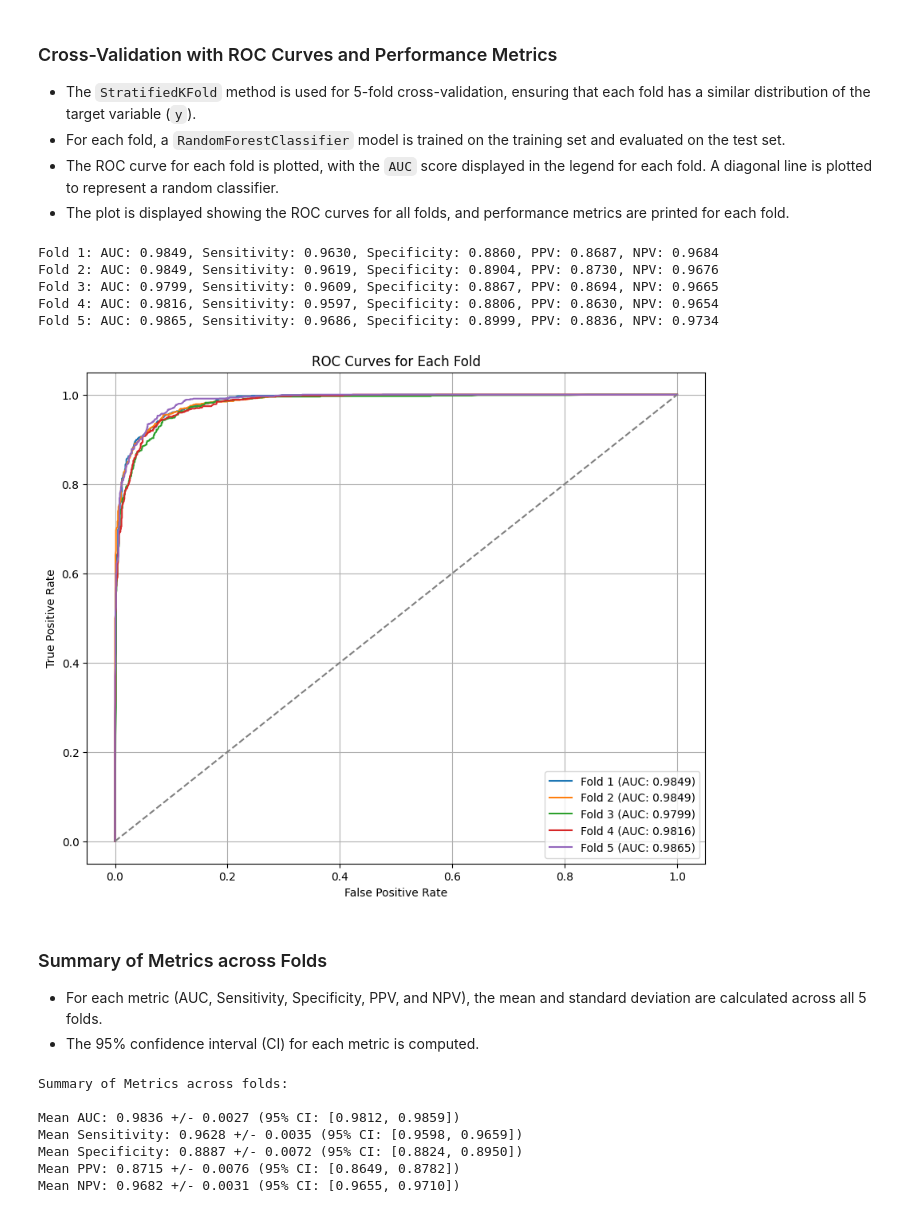
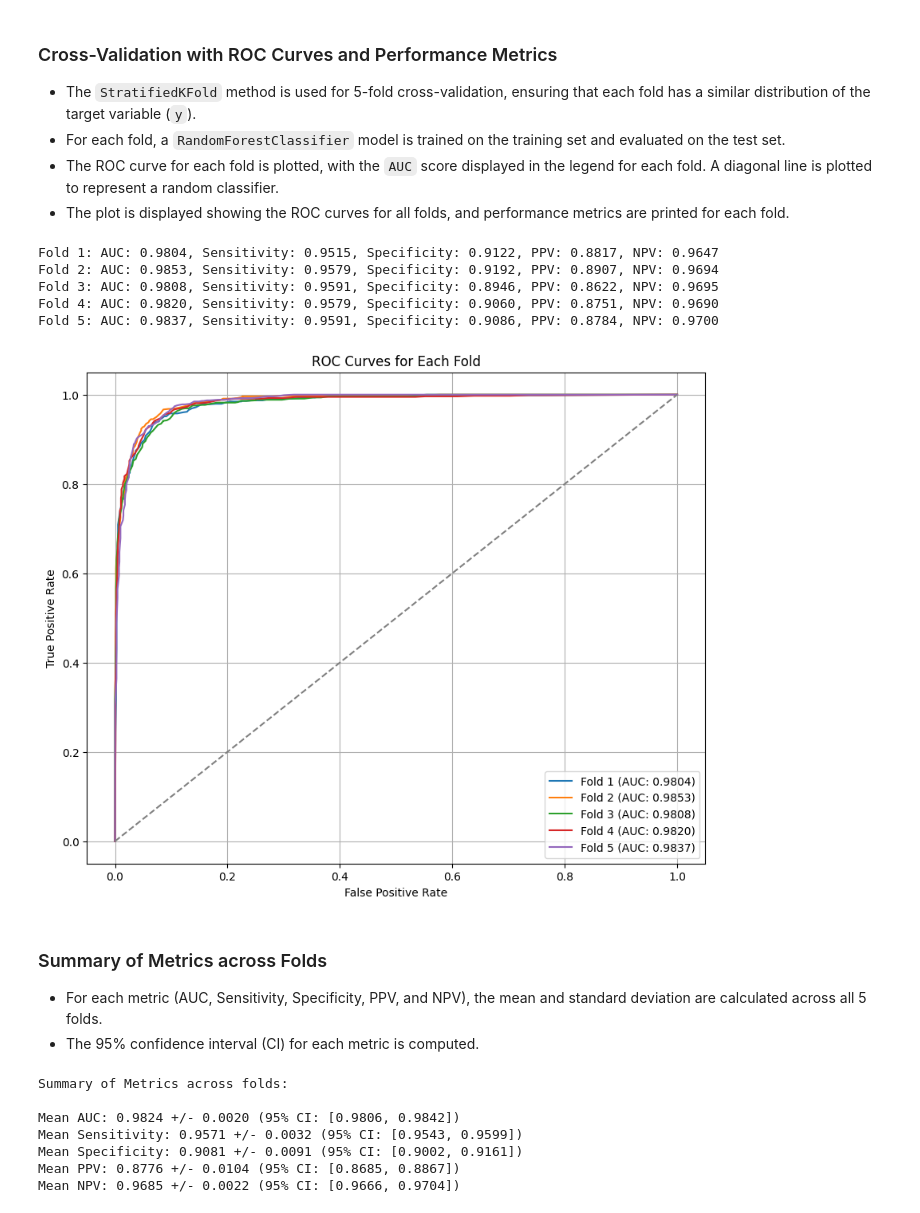
Before and after one commit to PerisicJere/ClinicalBERT-in-Pneumonia-Prediction, a Jupyter notebook: random_forrest.ipynb, the cells around one changed output. Cells and saved outputs as stored; diff of their text form; code cells hidden in the pictures.

```diff
--- a/random_forrest.ipynb
+++ b/random_forrest.ipynb
@@ -44,6 +44,22 @@ X_val, X_test, y_val, y_test = train_test_split(X_val_test, y_val_test, test_siz
    - A `RandomForestClassifier` is instantiated with 100 trees (`n_estimators=100`) and a fixed random seed (`random_state=13`) to ensure reproducibility.
    - The model is trained using the training data (`X_train`, `y_train`), allowing it to learn patterns for predicting pneumonia.
 # %%
-model = RandomForestClassifier(n_estimators=500, random_state=13, n_jobs=-1)
-model.fit(X_train, y_train)
+from sklearn.model_selection import RandomizedSearchCV
+param_dist = {
+    'n_estimators': [100, 200, 500],
+    'max_depth': [10, 20, 30, None],
+    'min_samples_split': [2, 5],
+    'min_samples_leaf': [1, 2, 4],
+    'max_features': ['auto', 'sqrt', 'log2'],
+    'bootstrap': [True, False],
+    'oob_score': [True, False],
+    'criterion': ['gini', 'entropy']
+}
+
+rf = RandomForestClassifier()
+
+random_search = RandomizedSearchCV(rf, param_distributions=param_dist, n_iter=100, cv=5, verbose=2, n_jobs=-1)
+
+random_search.fit(X_train, y_train)
+print(f"Best parameters: {random_search.best_params_}")
 # %% [output]
@@ -65,7 +115,7 @@ Test Accuracy: 0.9046
    - The model makes predictions on the test set (`X_test`) using `model.predict()`, resulting in `y_pred`.
    - The classification report is printed to provide a deeper understanding of the model's performance on the test set.
 # %%
-y_pred = model.predict(X_test)
+y_pred = random_search.predict(X_test)
 report = classification_report(y_test, y_pred, zero_division=0)
 print(report)
 # %% [output]
@@ -113,5 +197,5 @@ plt.show()
 # %%
-y_pred_prob = model.predict_proba(X_test)[:, 1]
+y_pred_prob = random_search.predict_proba(X_test)[:, 1]
 auc_score = roc_auc_score(y_test, y_pred_prob)
 print(f"AUC Score: {auc_score:.4f}")
 # %% [output]
@@ -138,7 +222,20 @@ for fold, (train_idx, test_idx) in enumerate(cv.split(X, y), 1):
     X_train, X_test = X.iloc[train_idx], X.iloc[test_idx]
     y_train, y_test = y.iloc[train_idx], y.iloc[test_idx]
 
-    model = RandomForestClassifier(n_estimators=500, random_state=13, n_jobs=-1)
+    best_params = random_search.best_params_
+
+    model = RandomForestClassifier(
+    n_estimators=best_params['n_estimators'],
+    oob_score=best_params['oob_score'],
+    min_samples_split=best_params['min_samples_split'],
+    min_samples_leaf=best_params['min_samples_leaf'],
+    max_features=best_params['max_features'],
+    max_depth=best_params['max_depth'],
+    random_state=13,
+    criterion=best_params['criterion'],
+    bootstrap=best_params['bootstrap']
+    )
+
     model.fit(X_train, y_train)
 
     y_pred_prob = model.predict_proba(X_test)[:, 1]
@@ -150,40 +247,40 @@ for fold, (train_idx, test_idx) in enumerate(cv.split(X, y), 1):
     fpr, tpr, thresholds = roc_curve(y_test, y_pred_prob)
     plt.plot(fpr, tpr, label=f'Fold {fold} (AUC: {auc_score:.4f})')
 
     cm = confusion_matrix(y_test, y_pred)
     tn, fp, fn, tp = cm.ravel()
 
     sensitivity = tp / (tp + fn)
     sensitivities.append(sensitivity)
 
     specificity = tn / (tn + fp)
     specificities.append(specificity)
 
     ppv = tp / (tp + fp)
     ppvs.append(ppv)
 
     npv = tn / (tn + fn)
     npvs.append(npv)
 
     print(
-        f"Fold {fold}: AUC: {auc_score:.4f}, Sensitivity: {sensitivity:.4f}, Specificity: {specificity:.4f}, PPV: {ppv:.4f}, NPV: {npv:.4f}\n"
+        f"Fold {fold}: AUC: {auc_score:.4f}, Sensitivity: {sensitivity:.4f}, Specificity: {specificity:.4f}, PPV: {ppv:.4f}, NPV: {npv:.4f}"
     )
 
 plt.plot([0, 1], [0, 1], linestyle='--', color='gray')
 plt.xlabel('False Positive Rate')
 plt.ylabel('True Positive Rate')
 plt.title('ROC Curves for Each Fold')
 plt.legend(loc='lower right')
 plt.grid(True)
 
 plt.show()
 # %% [output]
-Fold 1: AUC: 0.9849, Sensitivity: 0.9630, Specificity: 0.8860, PPV: 0.8687, NPV: 0.9684
-Fold 2: AUC: 0.9849, Sensitivity: 0.9619, Specificity: 0.8904, PPV: 0.8730, NPV: 0.9676
-Fold 3: AUC: 0.9799, Sensitivity: 0.9609, Specificity: 0.8867, PPV: 0.8694, NPV: 0.9665
-Fold 4: AUC: 0.9816, Sensitivity: 0.9597, Specificity: 0.8806, PPV: 0.8630, NPV: 0.9654
-Fold 5: AUC: 0.9865, Sensitivity: 0.9686, Specificity: 0.8999, PPV: 0.8836, NPV: 0.9734
+Fold 1: AUC: 0.9804, Sensitivity: 0.9515, Specificity: 0.9122, PPV: 0.8817, NPV: 0.9647
+Fold 2: AUC: 0.9853, Sensitivity: 0.9579, Specificity: 0.9192, PPV: 0.8907, NPV: 0.9694
+Fold 3: AUC: 0.9808, Sensitivity: 0.9591, Specificity: 0.8946, PPV: 0.8622, NPV: 0.9695
+Fold 4: AUC: 0.9820, Sensitivity: 0.9579, Specificity: 0.9060, PPV: 0.8751, NPV: 0.9690
+Fold 5: AUC: 0.9837, Sensitivity: 0.9591, Specificity: 0.9086, PPV: 0.8784, NPV: 0.9700
-[figure, old version]
+[figure, new version]
 # %% [markdown]
 ### Summary of Metrics across Folds
    - For each metric (AUC, Sensitivity, Specificity, PPV, and NPV), the mean and standard deviation are calculated across all 5 folds.
@@ -218,8 +315,8 @@ print(f"Mean NPV: {mean_npv:.4f} +/- {std_npv:.4f} (95% CI: [{mean_npv - ci_npv:
 # %% [output]
 Summary of Metrics across folds:
 
-Mean AUC: 0.9836 +/- 0.0027 (95% CI: [0.9812, 0.9859])
-Mean Sensitivity: 0.9628 +/- 0.0035 (95% CI: [0.9598, 0.9659])
-Mean Specificity: 0.8887 +/- 0.0072 (95% CI: [0.8824, 0.8950])
-Mean PPV: 0.8715 +/- 0.0076 (95% CI: [0.8649, 0.8782])
-Mean NPV: 0.9682 +/- 0.0031 (95% CI: [0.9655, 0.9710])
+Mean AUC: 0.9824 +/- 0.0020 (95% CI: [0.9806, 0.9842])
+Mean Sensitivity: 0.9571 +/- 0.0032 (95% CI: [0.9543, 0.9599])
+Mean Specificity: 0.9081 +/- 0.0091 (95% CI: [0.9002, 0.9161])
+Mean PPV: 0.8776 +/- 0.0104 (95% CI: [0.8685, 0.8867])
+Mean NPV: 0.9685 +/- 0.0022 (95% CI: [0.9666, 0.9704])
```
Also changed, not shown: parts of 6 cells of this notebook.
